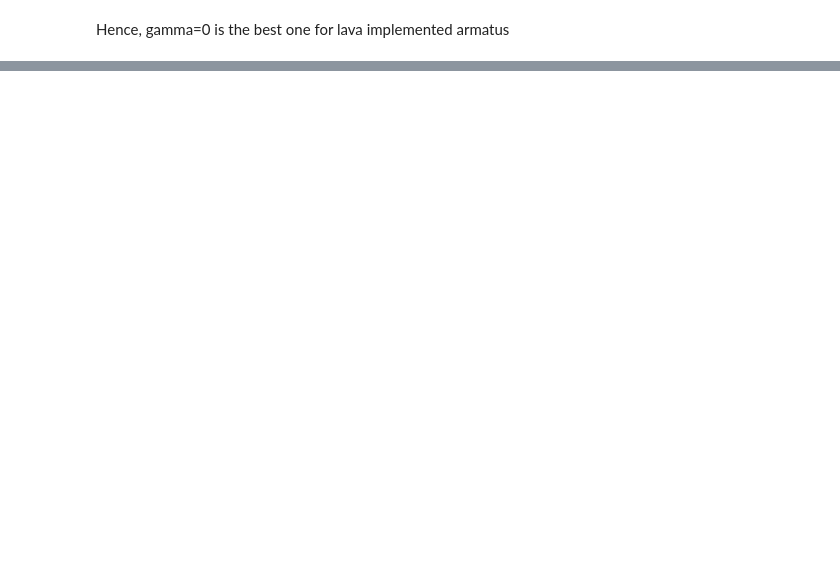
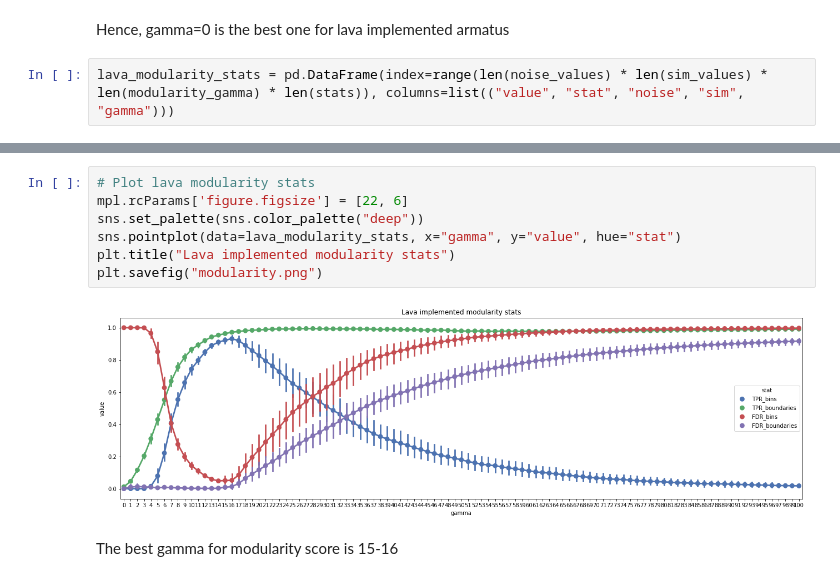
Before and after one commit to dmitrymyl/TADselect, a Jupyter notebook: sim_TADs/Analyze_sim_TADs.ipynb, the cells around one changed output, grey strips where cells are left out. Saved outputs shown, nothing was run; the diff lists cells and outputs as text; blank space fills up the shorter version.

```diff
--- a/sim_TADs/Analyze_sim_TADs.ipynb
+++ b/sim_TADs/Analyze_sim_TADs.ipynb
@@ -110,2 +134,4 @@ Text(0.5,1,'Lava implemented armatus stats')
 # %% [markdown]
 Hence, gamma=0 is the best one for lava implemented armatus
+# %%
+lava_modularity_stats = pd.DataFrame(index=range(len(noise_values) * len(sim_values) * len(modularity_gamma) * len(stats)), columns=list(("value", "stat", "noise", "sim", "gamma")))
@@ -111,0 +151,11 @@ Hence, gamma=0 is the best one for lava implemented armatus
+# %%
+# Plot lava modularity stats
+mpl.rcParams['figure.figsize'] = [22, 6]
+sns.set_palette(sns.color_palette("deep"))
+sns.pointplot(data=lava_modularity_stats, x="gamma", y="value", hue="stat")
+plt.title("Lava implemented modularity stats")
+plt.savefig("modularity.png")
+# %% [output]
+[figure, added]
+# %% [markdown]
+The best gamma for modularity score is 15-16
```
Also changed, not shown: parts of 13 cells of this notebook, 4 other files.
